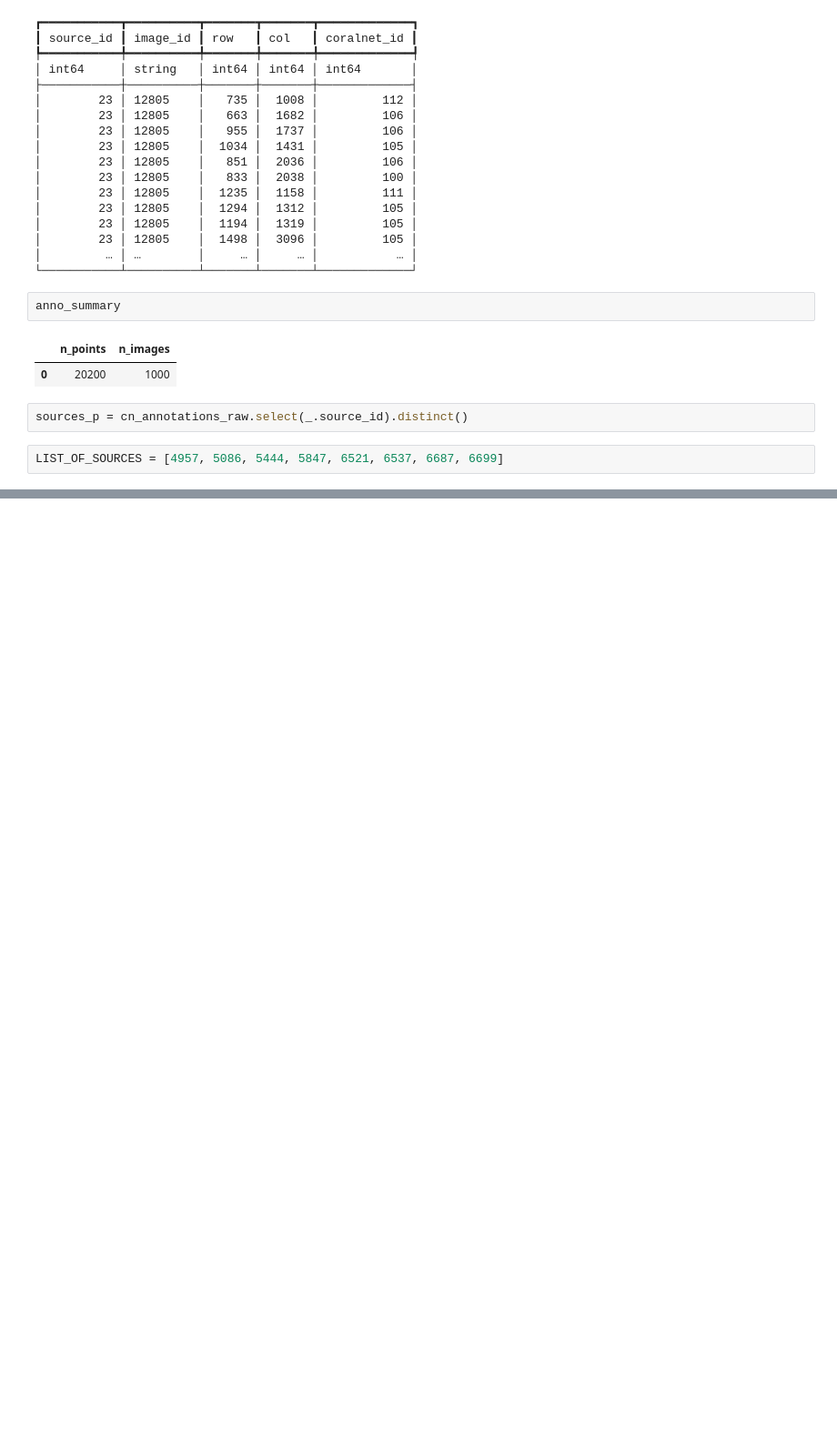
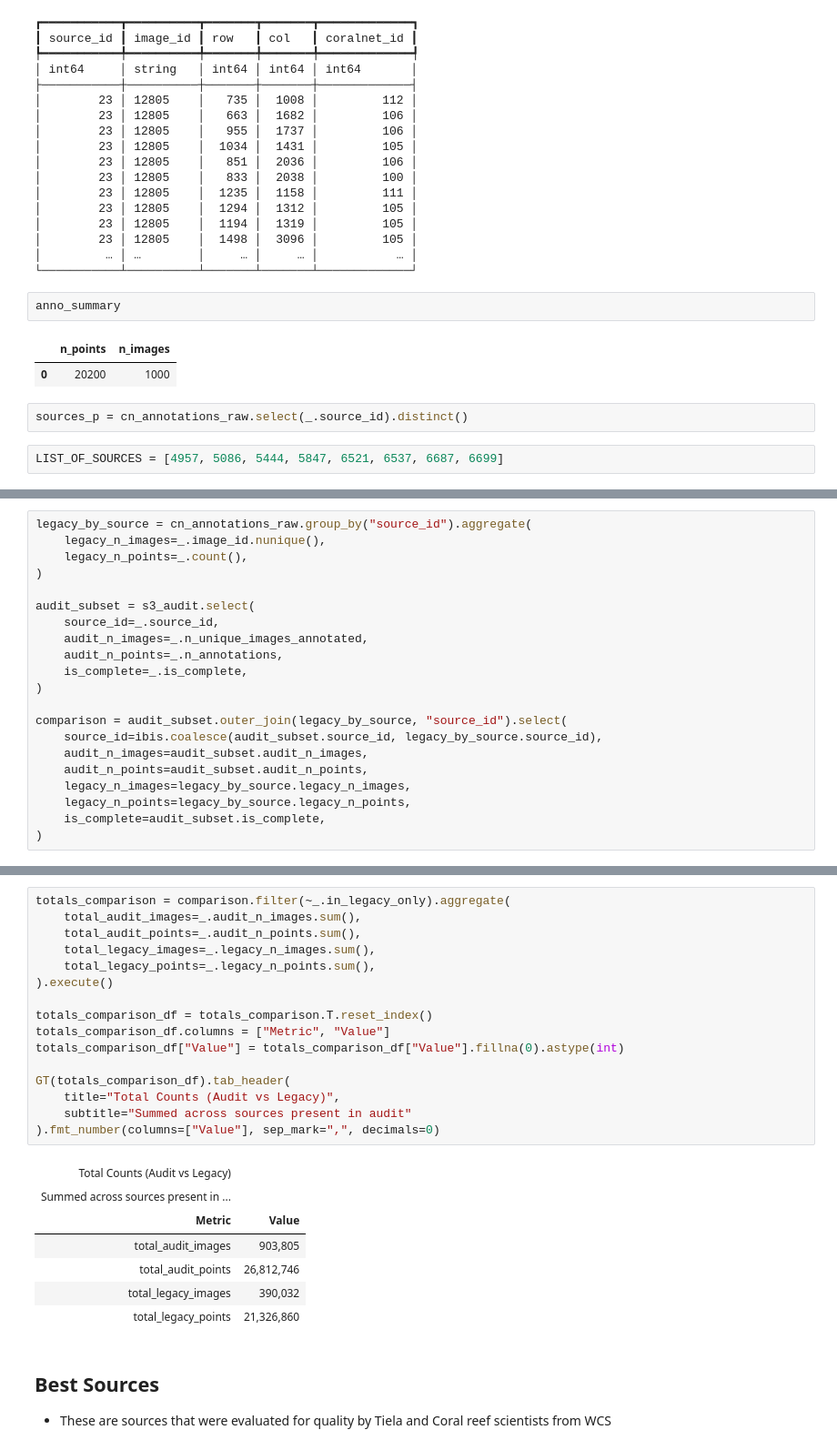
Before and after one commit to data-mermaid/mermaid-segmentation, a Jupyter notebook: nbs/CoralNet_Source_Check.ipynb, the cells around one changed output, grey strips where cells are left out. Shown at 91% size. Drawn from its saved outputs; the diff is of its cells as text; blank space fills up the shorter version.

```diff
--- a/nbs/CoralNet_Source_Check.ipynb
+++ b/nbs/CoralNet_Source_Check.ipynb
@@ -194,0 +256,21 @@ sources_p.filter(sources_p.source_id.isin(LIST_OF_SOURCES)).execute()
+# %%
+legacy_by_source = cn_annotations_raw.group_by("source_id").aggregate(
+    legacy_n_images=_.image_id.nunique(),
+    legacy_n_points=_.count(),
+)
+
+audit_subset = s3_audit.select(
+    source_id=_.source_id,
+    audit_n_images=_.n_unique_images_annotated,
+    audit_n_points=_.n_annotations,
+    is_complete=_.is_complete,
+)
+
+comparison = audit_subset.outer_join(legacy_by_source, "source_id").select(
+    source_id=ibis.coalesce(audit_subset.source_id, legacy_by_source.source_id),
+    audit_n_images=audit_subset.audit_n_images,
+    audit_n_points=audit_subset.audit_n_points,
+    legacy_n_images=legacy_by_source.legacy_n_images,
+    legacy_n_points=legacy_by_source.legacy_n_points,
+    is_complete=audit_subset.is_complete,
+)
@@ -194,0 +310,28 @@ sources_p.filter(sources_p.source_id.isin(LIST_OF_SOURCES)).execute()
+# %%
+totals_comparison = comparison.filter(~_.in_legacy_only).aggregate(
+    total_audit_images=_.audit_n_images.sum(),
+    total_audit_points=_.audit_n_points.sum(),
+    total_legacy_images=_.legacy_n_images.sum(),
+    total_legacy_points=_.legacy_n_points.sum(),
+).execute()
+
+totals_comparison_df = totals_comparison.T.reset_index()
+totals_comparison_df.columns = ["Metric", "Value"]
+totals_comparison_df["Value"] = totals_comparison_df["Value"].fillna(0).astype(int)
+
+GT(totals_comparison_df).tab_header(
+    title="Total Counts (Audit vs Legacy)",
+    subtitle="Summed across sources present in audit"
+).fmt_number(columns=["Value"], sep_mark=",", decimals=0)
+# %% [output]
+| Total Counts (Audit vs Legacy) |  |
+| Summed across sources present in ... |  |
+| Metric | Value |
+| total_audit_images | 903,805 |
+| total_audit_points | 26,812,746 |
+| total_legacy_images | 390,032 |
+| total_legacy_points | 21,326,860 |
+# %% [markdown]
+## Best Sources
+
+- These are sources that were evaluated for quality by Tiela and Coral reef scientists from WCS
```
Also changed, not shown: parts of 13 cells of this notebook.
